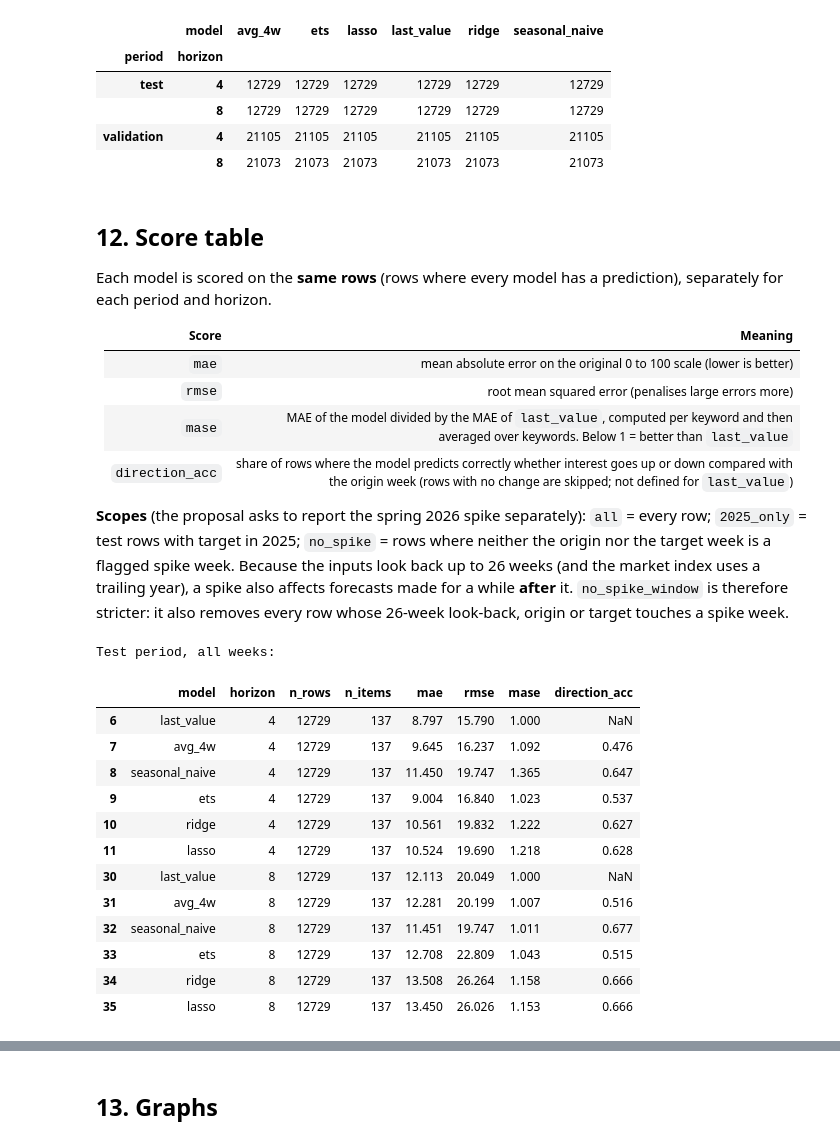
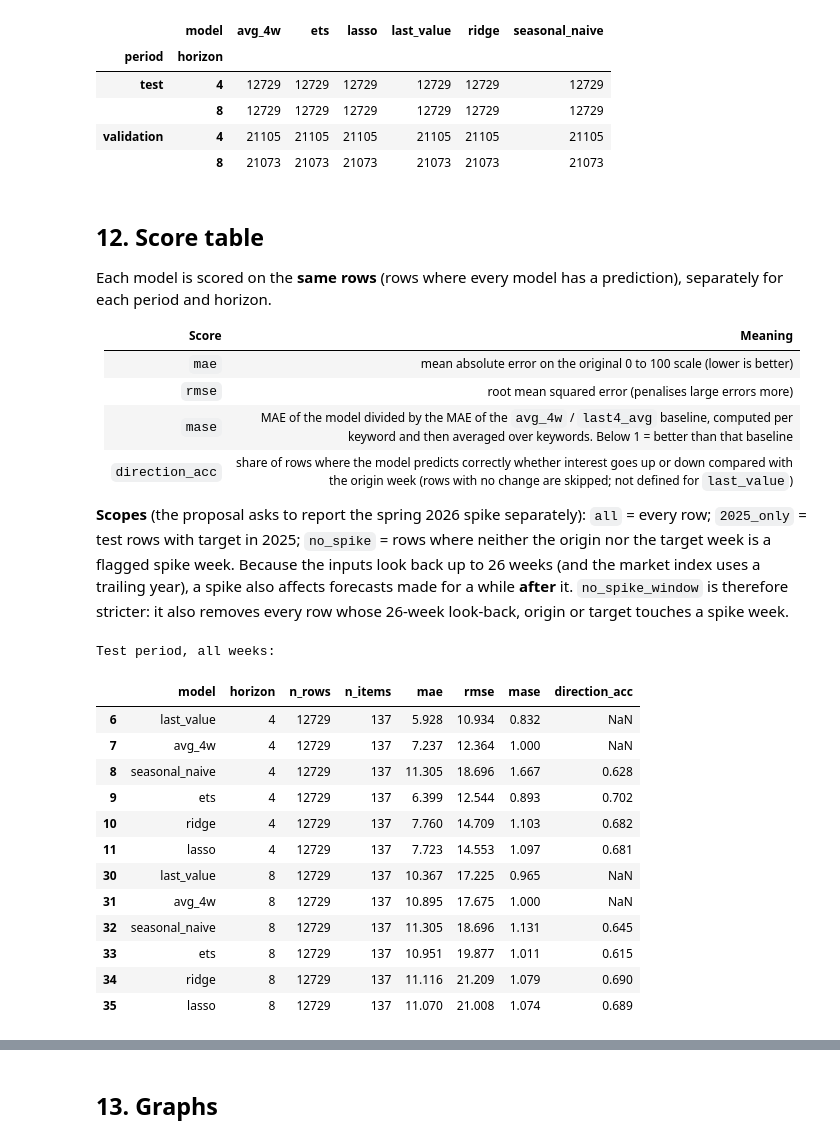
Before and after one commit to samichi-rungta/fashion-trends-forcasting, a Jupyter notebook: person1_google_trends_models.ipynb, the cells around one changed output, grey strips where cells are left out. Saved outputs shown, nothing was run; the diff lists cells and outputs as text; code cells hidden in the pictures.

```diff
--- a/person1_google_trends_models.ipynb
+++ b/person1_google_trends_models.ipynb
@@ -100,6 +100,13 @@ ETS_SPEC = dict(error="add", trend="add", damped_trend=True)   # additive error,
 OUT_DIR = Path(OUT_DIR)
 DATA_DIR = Path(DATA_DIR)
 (OUT_DIR / "figures").mkdir(parents=True, exist_ok=True)
+
+def replace_existing(path):
+    """Remove an old result before writing the replacement."""
+    path = Path(path)
+    path.unlink(missing_ok=True)
+    return path
+
 np.random.seed(42)
 print("Results will be saved in:", OUT_DIR.resolve())
 # %% [output]
@@ -411,11 +418,11 @@ def make_samples(Y, h):
     S = pd.DataFrame({k: flat(v) for k, v in feats.items()}, index=idx)
     S["y"] = flat(Y)                                  # value in the origin week
     S["base"] = flat(base)                            # 4-week average at the origin
-    S["target"] = flat(Y.shift(-h))                   # value h weeks later (the actual)
+    S["target"] = flat(Y.rolling(4).mean().shift(-h))  # average of the 4 weeks ending h weeks later
     S["seas_raw"] = flat(Y.shift(52 - h))             # same week as the target, one year earlier
     S["seas_lag"] = (S["seas_raw"] / S["base"]).replace([np.inf, -np.inf], np.nan).clip(0, FEATURE_CLIP)
 
-    target_date = pd.Series(Y.index, index=Y.index).shift(-h)         # the week being predicted
+    target_date = pd.Series(Y.index, index=Y.index).shift(-h)         # date when the target window ends; used for leakage-safe training
     woy = np.repeat(target_date.dt.isocalendar().week.astype("float64").to_numpy(), n_items)
     S["target_date"] = np.repeat(target_date.to_numpy(), n_items)
     S["woy_sin"] = np.sin(2 * np.pi * woy / 52)
@@ -540,15 +547,16 @@ Every model has to beat these three simple rules (they need no training):
 Helper functions used for all models: `pred_frame` creates rows in the shared prediction format (`date` is the week being predicted).
 # %%
 def pred_frame(rows, predicted, model, period):
-    """Rows in the shared prediction format."""
+    """Rows in the shared prediction format, keyed by forecast-origin week."""
     return pd.DataFrame({
-        "date": pd.to_datetime(rows["target_date"]).dt.strftime("%Y-%m-%d").to_numpy(),
+        "date": pd.to_datetime(rows["origin_date"]).dt.strftime("%Y-%m-%d").to_numpy(),
         "item": rows["item"].to_numpy(),
         "horizon": rows["horizon"].to_numpy(),
         "actual": rows["target"].to_numpy(),
         "predicted": np.asarray(predicted, dtype=float),
         "model": model,
         "period": period,
+        "last4_avg": rows["base"].to_numpy(),
     })
 
 
@@ -840,15 +848,15 @@ One CSV with **exactly** these columns: `date` (the week predicted), `item` (key
 # %%
-COLUMNS = ["date", "item", "horizon", "actual", "predicted", "model", "period"]
+COLUMNS = ["date", "item", "horizon", "actual", "predicted", "model", "period", "last4_avg"]
 predictions = pd.concat([baseline_preds, ets_preds] + lin_parts, ignore_index=True)[COLUMNS]
 predictions = predictions.sort_values(["period", "horizon", "model", "item", "date"]).reset_index(drop=True)
 
 # format checks
 assert list(predictions.columns) == COLUMNS
 assert predictions["horizon"].isin(HORIZONS).all() and predictions["period"].isin(["validation", "test"]).all()
-assert predictions[["actual", "predicted"]].notna().all().all(), "missing values in actual or predicted"
+assert predictions[["actual", "predicted", "last4_avg"]].notna().all().all(), "missing values in actual, predicted or last4_avg"
 assert not predictions.duplicated(["date", "item", "horizon", "model", "period"]).any(), "duplicate rows"
 
-predictions.to_csv(OUT_DIR / "predictions.csv", index=False)
+predictions.to_csv(replace_existing(OUT_DIR / "predictions.csv"), index=False)
 print(f"Saved predictions.csv: {len(predictions):,} rows")
 predictions.groupby(["period", "horizon", "model"]).size().unstack("model")
 # %% [output]
@@ -868,7 +876,7 @@ Each model is scored on the **same rows** (rows where every model has a predicti
 |---|---|
 | `mae` | mean absolute error on the original 0 to 100 scale (lower is better) |
 | `rmse` | root mean squared error (penalises large errors more) |
-| `mase` | MAE of the model divided by the MAE of `last_value`, computed per keyword and then averaged over keywords. Below 1 = better than `last_value` |
+| `mase` | MAE of the model divided by the MAE of the `avg_4w` / `last4_avg` baseline, computed per keyword and then averaged over keywords. Below 1 = better than that baseline |
 | `direction_acc` | share of rows where the model predicts correctly whether interest goes up or down compared with the origin week (rows with no change are skipped; not defined for `last_value`) |
 
 **Scopes** (the proposal asks to report the spring 2026 spike separately): `all` = every row; `2025_only` = test rows with target in 2025; `no_spike` = rows where neither the origin nor the target week is a flagged spike week. Because the inputs look back up to 26 weeks (and the market index uses a trailing year), a spike also affects forecasts made for a while **after** it. `no_spike_window` is therefore stricter: it also removes every row whose 26-week look-back, origin or target touches a spike week.
@@ -884,7 +892,9 @@ def compute_scores(pred, item_filter=None):
     keys = ["period", "horizon", "date", "item"]
     wide = p.pivot_table(index=keys, columns="model", values="predicted", aggfunc="first").dropna()
     models = [m for m in MODEL_ORDER if m in wide.columns]
-    act = p.drop_duplicates(keys).set_index(keys)["actual"].reindex(wide.index)
+    row_info = p.drop_duplicates(keys).set_index(keys)
+    act = row_info["actual"].reindex(wide.index)
+    last4 = row_info["last4_avg"].reindex(wide.index)
     info = wide.index.to_frame(index=False)
     origin = info["date"] - pd.to_timedelta(info["horizon"] * 7, unit="D")
     is_spike = (info["date"].map(spike_map).fillna(False).astype(bool)
@@ -906,9 +916,9 @@ def compute_scores(pred, item_filter=None):
             if len(sel) == 0:
                 continue
             a = act.to_numpy()[sel]
-            y0 = wide["last_value"].to_numpy()[sel]                       # value in the origin week
+            y0 = last4.to_numpy()[sel]                                      # 4-week average at the forecast origin
             items = info["item"].to_numpy()[sel]
-            lv_item = pd.Series(np.abs(a - y0)).groupby(items).mean().replace(0, np.nan)
+            baseline_err = pd.Series(np.abs(a - y0)).groupby(items).mean().replace(0, np.nan)
             for m in models:
                 pr = wide[m].to_numpy()[sel]
                 err = a - pr
@@ -917,49 +927,49 @@ def compute_scores(pred, item_filter=None):
                     dacc = np.nan
                 else:
                     ok = (a != y0) & (pr != y0)
                     dacc = float((np.sign(pr - y0)[ok] == np.sign(a - y0)[ok]).mean()) if ok.any() else np.nan
                 out.append(dict(model=m, period=period, horizon=h, scope=scope, n_rows=len(sel),
-                                n_items=len(lv_item.index), mae=float(np.mean(np.abs(err))),
+                                n_items=len(baseline_err.index), mae=float(np.mean(np.abs(err))),
                                 rmse=float(np.sqrt(np.mean(err ** 2))),
-                                mase=float((item_mae / lv_item).mean()), direction_acc=dacc))
+                                mase=float((item_mae / baseline_err).mean()), direction_acc=dacc))
     res = pd.DataFrame(out)
     res["model"] = pd.Categorical(res["model"], MODEL_ORDER, ordered=True)
     return res.sort_values(["period", "horizon", "scope", "model"]).reset_index(drop=True)
 
 
 scores = compute_scores(predictions)
 scores_out = scores.copy()
 scores_out["model"] = scores_out["model"].astype(str)
-scores_out.round(4).to_csv(OUT_DIR / "scores.csv", index=False)
+scores_out.round(4).to_csv(replace_existing(OUT_DIR / "scores.csv"), index=False)
 
 # scores by category (test period, all weeks)
 cat_rows = []
 for cat in category_levels:
     items = [k for k in Y.columns if category[k] == cat]
     s = compute_scores(predictions[predictions["period"] == "test"], items)
     s = s[s["scope"] == "all"].assign(category=cat)
     cat_rows.append(s)
 scores_by_category = pd.concat(cat_rows, ignore_index=True)
 scores_by_category["model"] = scores_by_category["model"].astype(str)
-scores_by_category.round(4).to_csv(OUT_DIR / "scores_by_category.csv", index=False)
+scores_by_category.round(4).to_csv(replace_existing(OUT_DIR / "scores_by_category.csv"), index=False)
 
 print("Test period, all weeks:")
 scores[(scores["period"] == "test") & (scores["scope"] == "all")].drop(columns=["period", "scope"]).round(3)
 # %% [output]
 Test period, all weeks:
 |  | model | horizon | n_rows | n_items | mae | rmse | mase | direction_acc |
-| 6 | last_value | 4 | 12729 | 137 | 8.797 | 15.790 | 1.000 | NaN |
-| 7 | avg_4w | 4 | 12729 | 137 | 9.645 | 16.237 | 1.092 | 0.476 |
-| 8 | seasonal_naive | 4 | 12729 | 137 | 11.450 | 19.747 | 1.365 | 0.647 |
-| 9 | ets | 4 | 12729 | 137 | 9.004 | 16.840 | 1.023 | 0.537 |
-| 10 | ridge | 4 | 12729 | 137 | 10.561 | 19.832 | 1.222 | 0.627 |
-| 11 | lasso | 4 | 12729 | 137 | 10.524 | 19.690 | 1.218 | 0.628 |
-| 30 | last_value | 8 | 12729 | 137 | 12.113 | 20.049 | 1.000 | NaN |
-| 31 | avg_4w | 8 | 12729 | 137 | 12.281 | 20.199 | 1.007 | 0.516 |
-| 32 | seasonal_naive | 8 | 12729 | 137 | 11.451 | 19.747 | 1.011 | 0.677 |
-| 33 | ets | 8 | 12729 | 137 | 12.708 | 22.809 | 1.043 | 0.515 |
-| 34 | ridge | 8 | 12729 | 137 | 13.508 | 26.264 | 1.158 | 0.666 |
-| 35 | lasso | 8 | 12729 | 137 | 13.450 | 26.026 | 1.153 | 0.666 |
+| 6 | last_value | 4 | 12729 | 137 | 5.928 | 10.934 | 0.832 | NaN |
+| 7 | avg_4w | 4 | 12729 | 137 | 7.237 | 12.364 | 1.000 | NaN |
+| 8 | seasonal_naive | 4 | 12729 | 137 | 11.305 | 18.696 | 1.667 | 0.628 |
+| 9 | ets | 4 | 12729 | 137 | 6.399 | 12.544 | 0.893 | 0.702 |
+| 10 | ridge | 4 | 12729 | 137 | 7.760 | 14.709 | 1.103 | 0.682 |
+| 11 | lasso | 4 | 12729 | 137 | 7.723 | 14.553 | 1.097 | 0.681 |
+| 30 | last_value | 8 | 12729 | 137 | 10.367 | 17.225 | 0.965 | NaN |
+| 31 | avg_4w | 8 | 12729 | 137 | 10.895 | 17.675 | 1.000 | NaN |
+| 32 | seasonal_naive | 8 | 12729 | 137 | 11.305 | 18.696 | 1.131 | 0.645 |
+| 33 | ets | 8 | 12729 | 137 | 10.951 | 19.877 | 1.011 | 0.615 |
+| 34 | ridge | 8 | 12729 | 137 | 11.116 | 21.209 | 1.079 | 0.690 |
+| 35 | lasso | 8 | 12729 | 137 | 11.070 | 21.008 | 1.074 | 0.689 |
 # %%
 print("Test period, without spike weeks:")
 display_cols = ["model", "horizon", "n_rows", "mae", "rmse", "mase", "direction_acc"]
```
Also changed, not shown: parts of 20 cells of this notebook, 14 other files.
